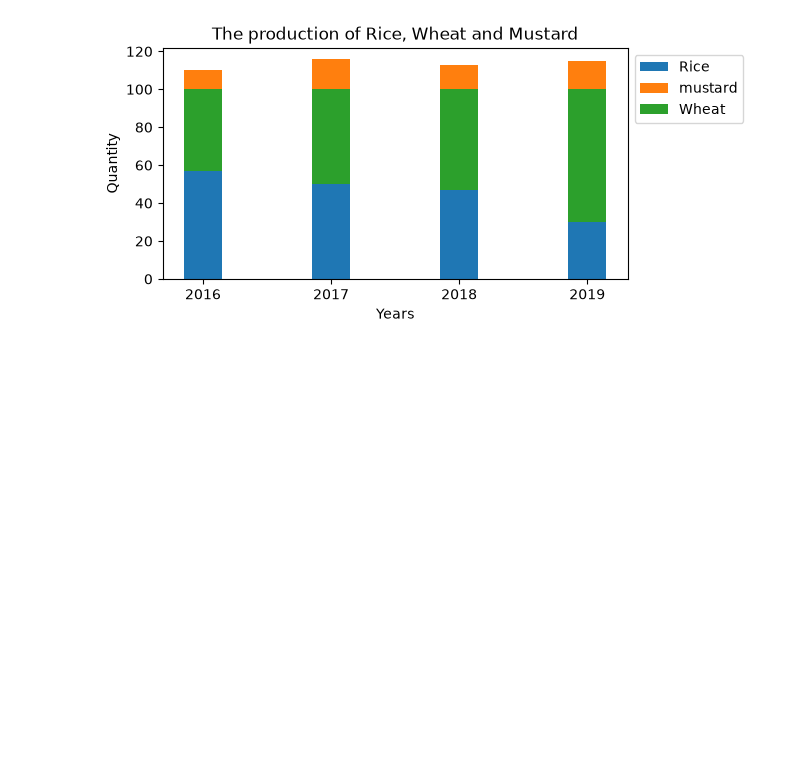
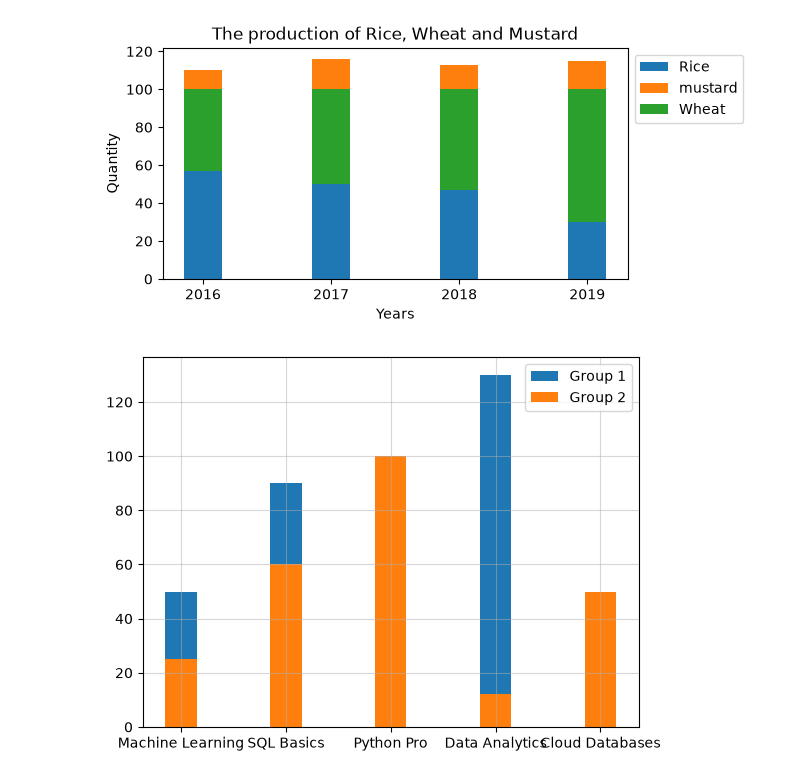
Before and after one commit to yismawd/rtt-36sept, a Jupyter notebook: 386/386.6/differing_plots/notes.ipynb, the cells around one changed output. Saved outputs shown, nothing was run; the diff lists cells and outputs as text; code cells hidden in the pictures; blank space fills up the shorter version.

```diff
--- a/386/386.6/differing_plots/notes.ipynb
+++ b/386/386.6/differing_plots/notes.ipynb
@@ -215,3 +215,17 @@ plt.legend(loc='upper left', bbox_to_anchor=(1, 1))
 plt.show()
 # %% [output]
 [figure]
+# %%
+courses = ['Machine Learning', 'SQL Basics', 'Python Pro', 'Data Analytics', 'Cloud Databases']
+course_group1 = [50, 90, 30, 130, 16]
+course_group2 = [25, 60, 100, 12, 50]
+width = 0.3
+# calculate column placement, creating a list/array with the index values for each category
+plt.grid(alpha=0.5)
+plt.bar(courses, course_group1, width=width, label='Group 1')
+plt.bar(courses, course_group2, width=width, label='Group 2')
+plt.legend()
+
+plt.show()
+# %% [output]
+[figure, added]
```
Also changed, not shown: parts of 6 cells of this notebook, 1 other file.
